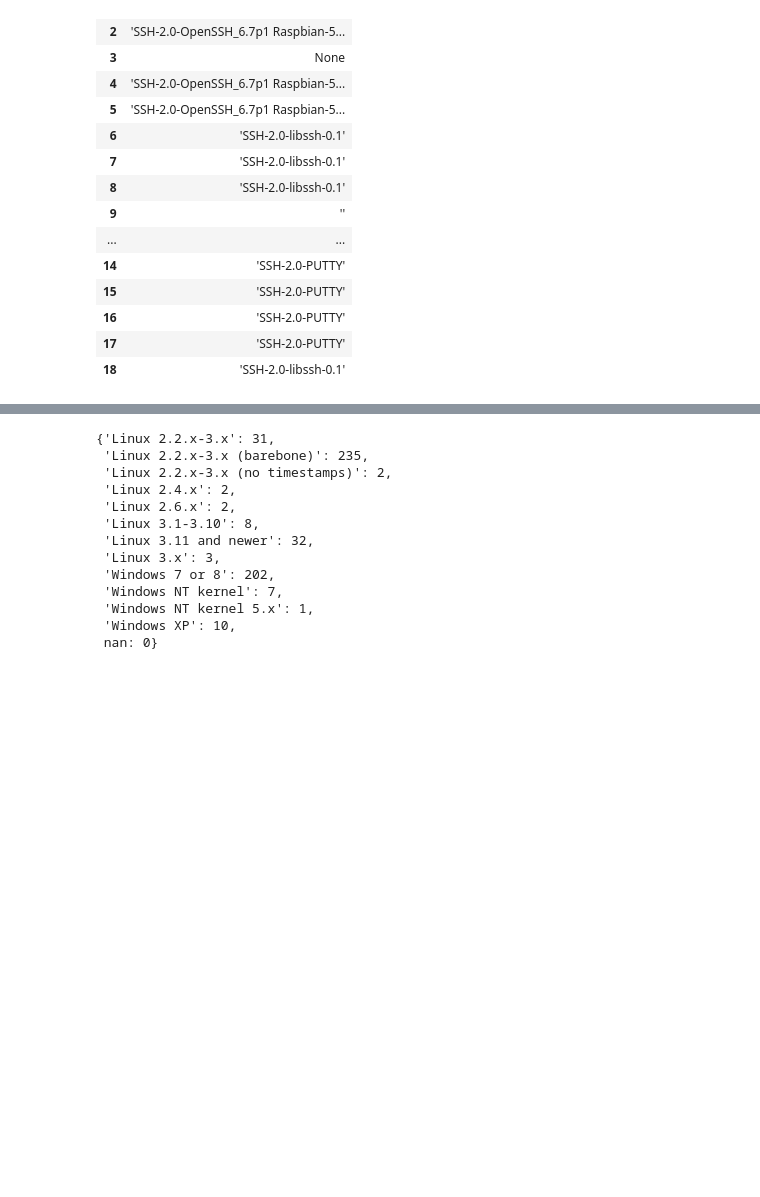
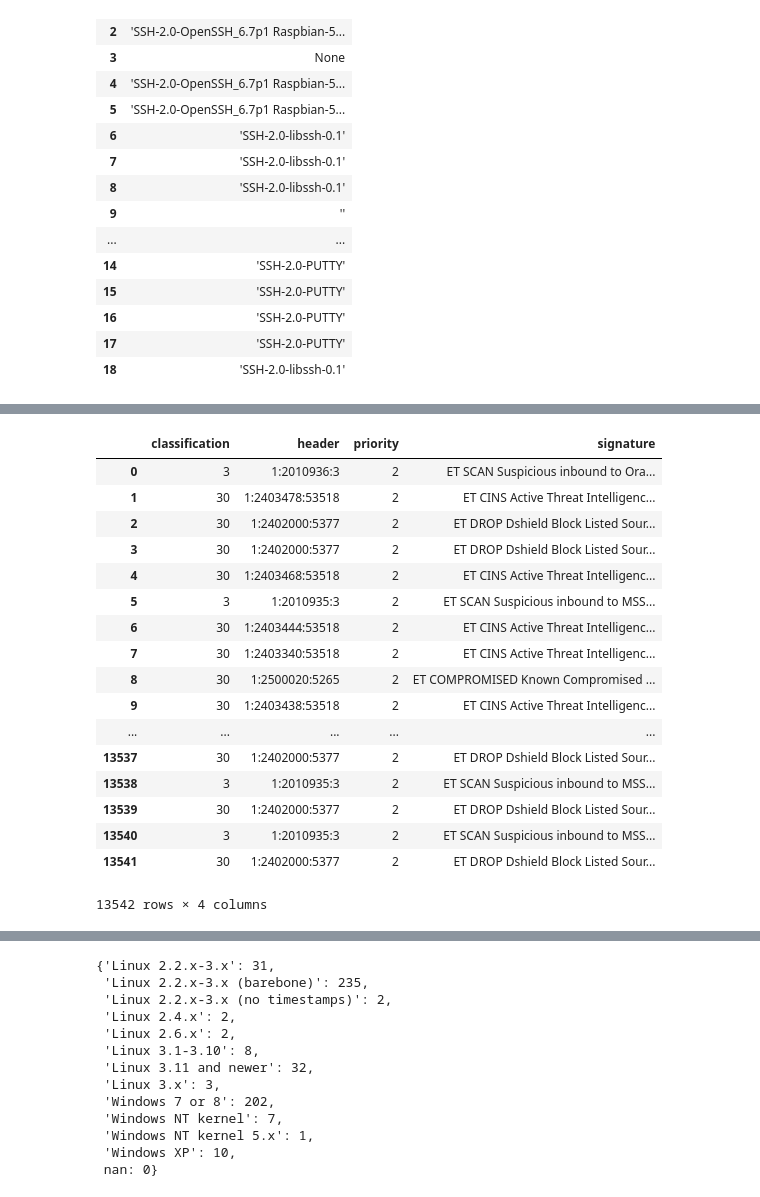
Before and after one commit to jsc7899/NetSec-Final-Project, a Jupyter notebook: python/data_exploration.ipynb, the cells around one changed output, grey strips where cells are left out. Cells and saved outputs as stored; diff of their text form; code cells hidden in the pictures; blank space fills up the shorter version.

```diff
--- a/python/data_exploration.ipynb
+++ b/python/data_exploration.ipynb
@@ -163,0 +164,28 @@ sess_df
+# %%
+sess_df.shape
+
+
+base_snort = sess_df.dropna(subset=['snort'])
+# snort_source_ip = base_snort['source_ip'].tolist()
+snort = base_snort['snort']
+snort = pd.io.json.json_normalize(snort)
+snort
+# %% [output]
+|  | classification | header | priority | signature |
+| 0 | 3 | 1:2010936:3 | 2 | ET SCAN Suspicious inbound to Ora... |
+| 1 | 30 | 1:2403478:53518 | 2 | ET CINS Active Threat Intelligenc... |
+| 2 | 30 | 1:2402000:5377 | 2 | ET DROP Dshield Block Listed Sour... |
+| 3 | 30 | 1:2402000:5377 | 2 | ET DROP Dshield Block Listed Sour... |
+| 4 | 30 | 1:2403468:53518 | 2 | ET CINS Active Threat Intelligenc... |
+| 5 | 3 | 1:2010935:3 | 2 | ET SCAN Suspicious inbound to MSS... |
+| 6 | 30 | 1:2403444:53518 | 2 | ET CINS Active Threat Intelligenc... |
+| 7 | 30 | 1:2403340:53518 | 2 | ET CINS Active Threat Intelligenc... |
+| 8 | 30 | 1:2500020:5265 | 2 | ET COMPROMISED Known Compromised ... |
+| 9 | 30 | 1:2403438:53518 | 2 | ET CINS Active Threat Intelligenc... |
+| ... | ... | ... | ... | ... |
+| 13537 | 30 | 1:2402000:5377 | 2 | ET DROP Dshield Block Listed Sour... |
+| 13538 | 3 | 1:2010935:3 | 2 | ET SCAN Suspicious inbound to MSS... |
+| 13539 | 30 | 1:2402000:5377 | 2 | ET DROP Dshield Block Listed Sour... |
+| 13540 | 3 | 1:2010935:3 | 2 | ET SCAN Suspicious inbound to MSS... |
+| 13541 | 30 | 1:2402000:5377 | 2 | ET DROP Dshield Block Listed Sour... |
+13542 rows × 4 columns
```
Also changed, not shown: parts of 3 cells of this notebook, 14 other files.
